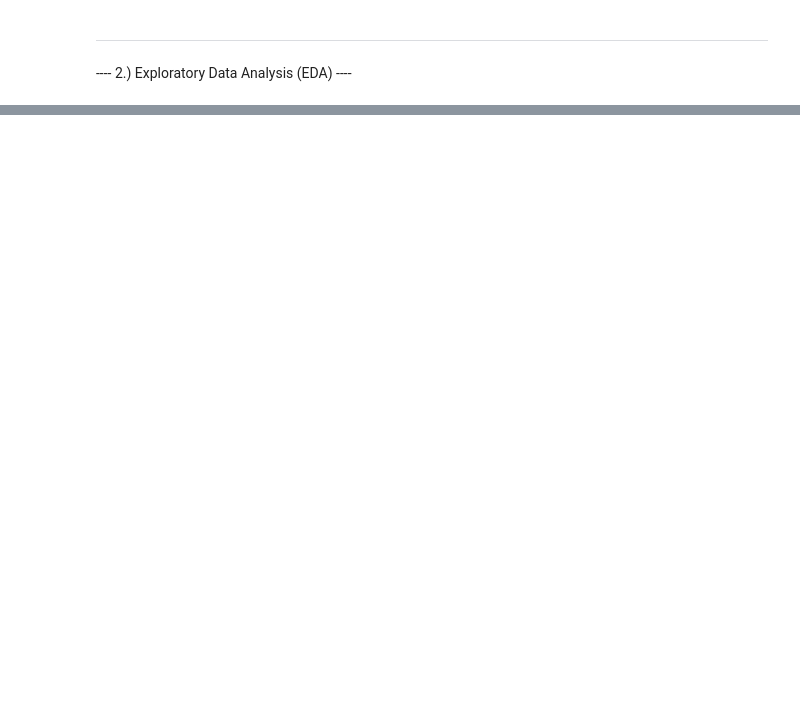
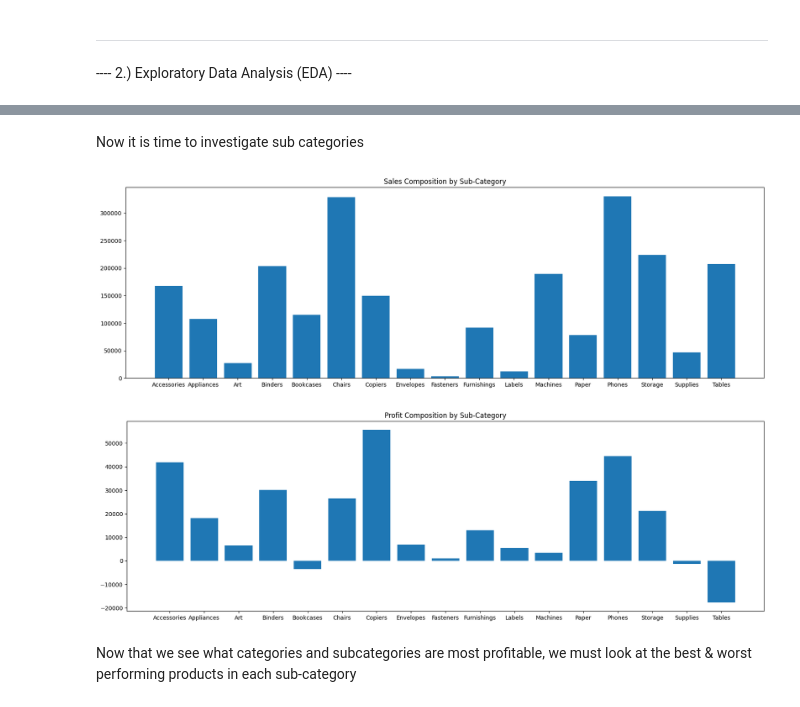
Before and after one commit to AlexxRomerro7/Store-Data-Analysis, a Jupyter notebook: StoreData.ipynb, the cells around one changed output, grey strips where cells are left out. Drawn from its saved outputs; the diff is of its cells as text; code cells hidden in the pictures; blank space fills up the shorter version.

```diff
--- a/StoreData.ipynb
+++ b/StoreData.ipynb
@@ -100,0 +146,24 @@ Explore each column within the data set and use data visualization to display in
+# %% [markdown]
+Now it is time to investigate sub categories
+# %%
+# Taking a subset of data (To keep things simple)
+subcategorical_data = data[['Sub-Category','Sales','Profit','Order Date']]
+# taking a groupby on category and then ship mode...
+subcategorical_data = subcategorical_data.groupby(['Sub-Category']).sum().reset_index()
+
+# Bar chart by categorical profit
+plt.figure(figsize=[20,6])
+plt.bar(subcategorical_data['Sub-Category'], subcategorical_data['Sales'])
+plt.title('Sales Composition by Sub-Category')
+plt.show()
+
+# Bar chart by categorical profit
+plt.figure(figsize=[20,6])
+plt.bar(subcategorical_data['Sub-Category'],subcategorical_data['Profit'])
+plt.title('Profit Composition by Sub-Category')
+plt.show()
+# %% [output]
+[figure, added]
+[figure, added]
+# %% [markdown]
+Now that we see what categories and subcategories are most profitable, we must look at the best & worst performing products in each sub-category
```
Also changed, not shown: parts of 8 cells of this notebook.
